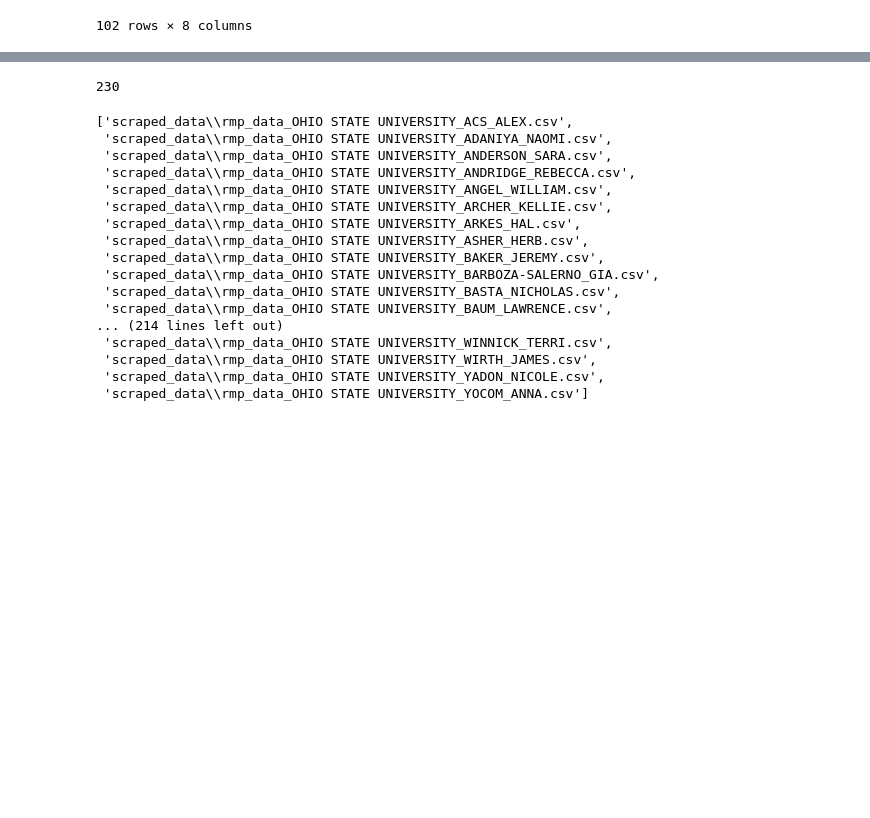
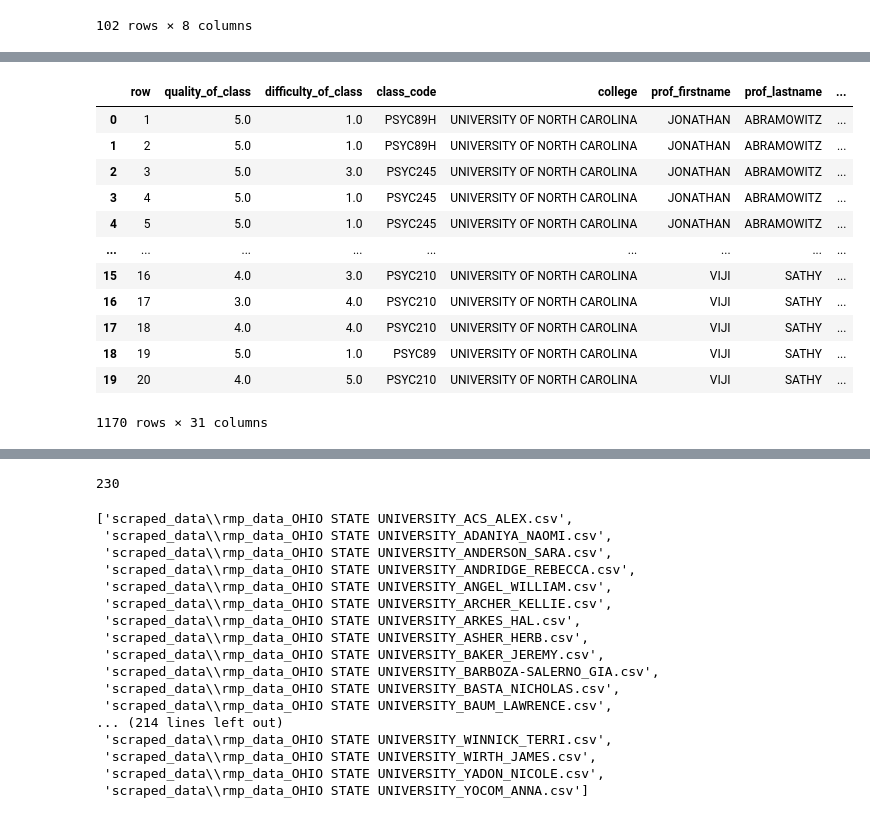
Before and after one commit to jcuriel-unc/set_scraping, a Jupyter notebook: automated_python_rmp_scraper.ipynb, the cells around one changed output, grey strips where cells are left out. Cells and saved outputs as stored; diff of their text form; code cells hidden in the pictures; blank space fills up the shorter version.

```diff
--- a/automated_python_rmp_scraper.ipynb
+++ b/automated_python_rmp_scraper.ipynb
@@ -138,32 +142,50 @@ master_unc
 # %%
 #### now create the empty columns
 ### outrage vars
 master_unc["out_misrep"] = 0
 master_unc["out_emo_lang"] = 0
 master_unc["out_ideo_extrem"] = 0
 master_unc["out_slip_slope"] = 0
 master_unc["out_insult"] = 0
 master_unc["out_mock_sarc"] = 0
 master_unc["out_threat"] = 0
 ## personal attacks
 master_unc["pa_dress"] = 0
 master_unc["pa_appear"] = 0
 master_unc["pa_attit"] = 0
 master_unc["pa_interact"] = 0
 master_unc["pa_humor"] = 0
 master_unc["pa_other"] = 0
 ### predjudice and bigotry
 master_unc["pb_sex"] = 0
 master_unc["pb_lgbtq"] = 0
 master_unc["pb_race"] = 0
 master_unc["pb_origin"] = 0
 master_unc["pb_nuero_div"] = 0
 master_unc["pb_phys_able"] = 0
 master_unc["pb_pol_affil"] = 0
 ### the comments that might be helpful
 master_unc["complex"] = 0
 master_unc["constructive"] = 0
 master_unc["reflective"] = 0
+
+
+### print the data frame here; should have more than 8 cols
+master_unc
+# %% [output]
+|  | row | quality_of_class | difficulty_of_class | class_code | college | prof_firstname | prof_lastname | ... |
+| 0 | 1 | 5.0 | 1.0 | PSYC89H | UNIVERSITY OF NORTH CAROLINA | JONATHAN | ABRAMOWITZ | ... |
+| 1 | 2 | 5.0 | 1.0 | PSYC89H | UNIVERSITY OF NORTH CAROLINA | JONATHAN | ABRAMOWITZ | ... |
+| 2 | 3 | 5.0 | 3.0 | PSYC245 | UNIVERSITY OF NORTH CAROLINA | JONATHAN | ABRAMOWITZ | ... |
+| 3 | 4 | 5.0 | 1.0 | PSYC245 | UNIVERSITY OF NORTH CAROLINA | JONATHAN | ABRAMOWITZ | ... |
+| 4 | 5 | 5.0 | 1.0 | PSYC245 | UNIVERSITY OF NORTH CAROLINA | JONATHAN | ABRAMOWITZ | ... |
+| ... | ... | ... | ... | ... | ... | ... | ... | ... |
+| 15 | 16 | 4.0 | 3.0 | PSYC210 | UNIVERSITY OF NORTH CAROLINA | VIJI | SATHY | ... |
+| 16 | 17 | 3.0 | 4.0 | PSYC210 | UNIVERSITY OF NORTH CAROLINA | VIJI | SATHY | ... |
+| 17 | 18 | 4.0 | 4.0 | PSYC210 | UNIVERSITY OF NORTH CAROLINA | VIJI | SATHY | ... |
+| 18 | 19 | 5.0 | 1.0 | PSYC89 | UNIVERSITY OF NORTH CAROLINA | VIJI | SATHY | ... |
+| 19 | 20 | 4.0 | 5.0 | PSYC210 | UNIVERSITY OF NORTH CAROLINA | VIJI | SATHY | ... |
+1170 rows × 31 columns
 # %%
 ### now export
 master_unc.to_csv("master_unc_data_comments.csv", index=False)
```
Also changed, not shown: parts of 10 cells of this notebook, 16 other files.
